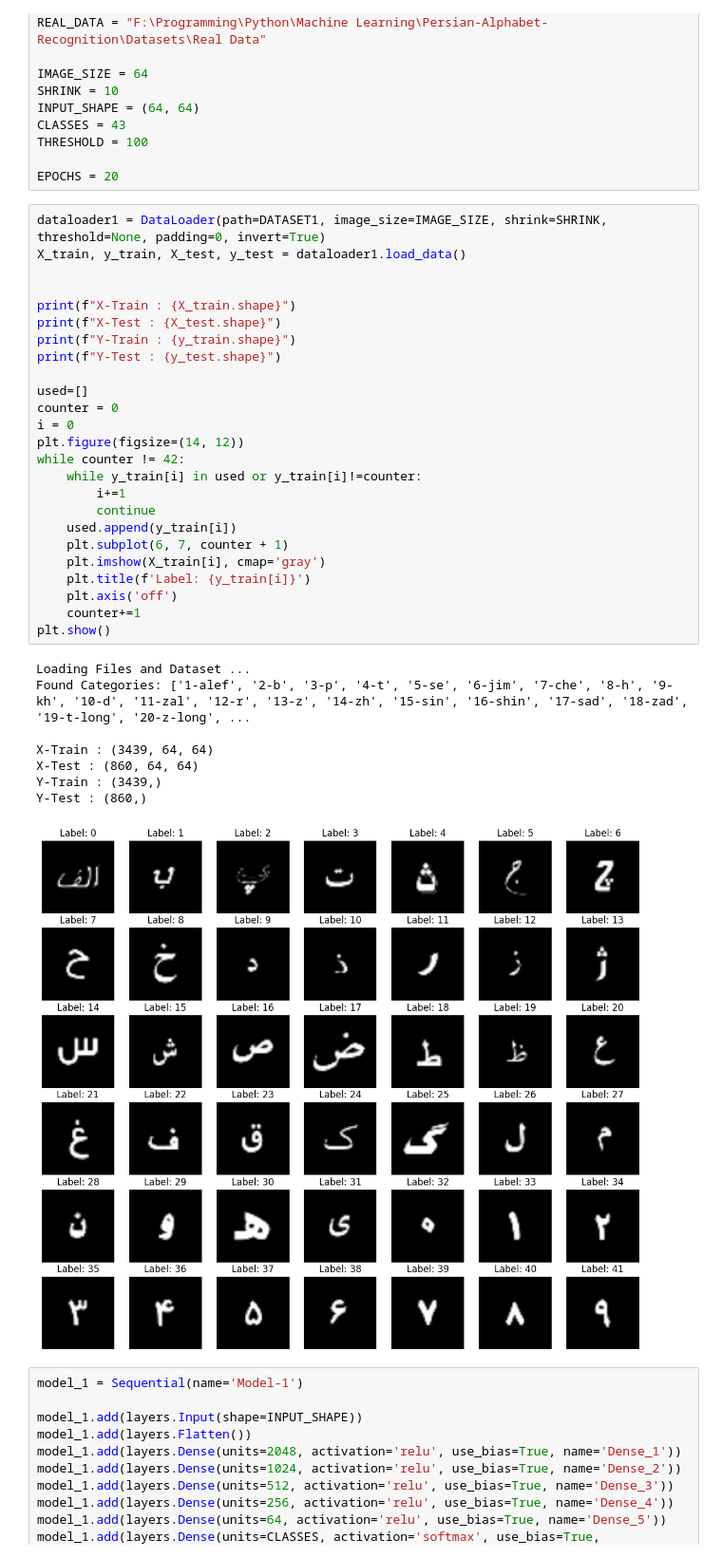
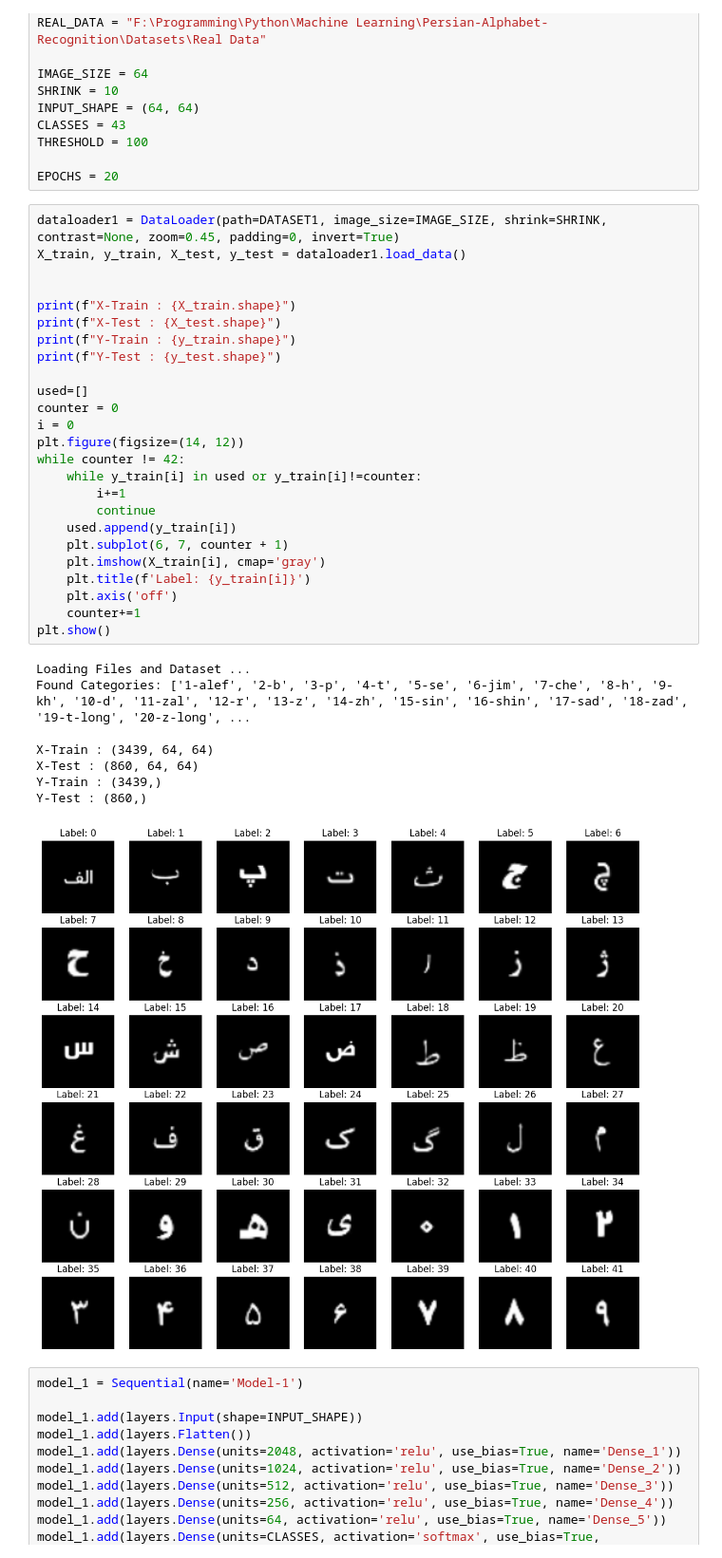
Before and after one commit to ArtinABS/Persian-Alphabet-Recognition, a Jupyter notebook: Models/Neural Network/ANN.ipynb, the cells around one changed output. Shown at 95% size. Saved outputs shown, nothing was run; the diff lists cells and outputs as text.

```diff
--- a/Models/Neural Network/ANN.ipynb
+++ b/Models/Neural Network/ANN.ipynb
@@ -26,39 +26,39 @@ THRESHOLD = 100
 
 EPOCHS = 20
 # %%
-dataloader1 = DataLoader(path=DATASET1, image_size=IMAGE_SIZE, shrink=SHRINK, threshold=None, padding=0, invert=True)
+dataloader1 = DataLoader(path=DATASET1, image_size=IMAGE_SIZE, shrink=SHRINK, contrast=None, zoom=0.45, padding=0, invert=True)
 X_train, y_train, X_test, y_test = dataloader1.load_data()
 
 
 print(f"X-Train : {X_train.shape}")
 print(f"X-Test : {X_test.shape}")
 print(f"Y-Train : {y_train.shape}")
 print(f"Y-Test : {y_test.shape}")
 
 used=[]
 counter = 0
 i = 0
 plt.figure(figsize=(14, 12))
 while counter != 42:
     while y_train[i] in used or y_train[i]!=counter:
         i+=1
         continue
     used.append(y_train[i])
     plt.subplot(6, 7, counter + 1)
     plt.imshow(X_train[i], cmap='gray')
     plt.title(f'Label: {y_train[i]}')
     plt.axis('off')
     counter+=1
 plt.show()
 # %% [output]
 Loading Files and Dataset ...
 Found Categories: ['1-alef', '2-b', '3-p', '4-t', '5-se', '6-jim', '7-che', '8-h', '9-kh', '10-d', '11-zal', '12-r', '13-z', '14-zh', '15-sin', '16-shin', '17-sad', '18-zad', '19-t-long', '20-z-long', ...
 
 X-Train : (3439, 64, 64)
 X-Test : (860, 64, 64)
 Y-Train : (3439,)
 Y-Test : (860,)
-[figure, old version]
+[figure, new version]
 # %%
 model_1 = Sequential(name='Model-1')
 
```
Also changed, not shown: parts of 7 cells of this notebook.
